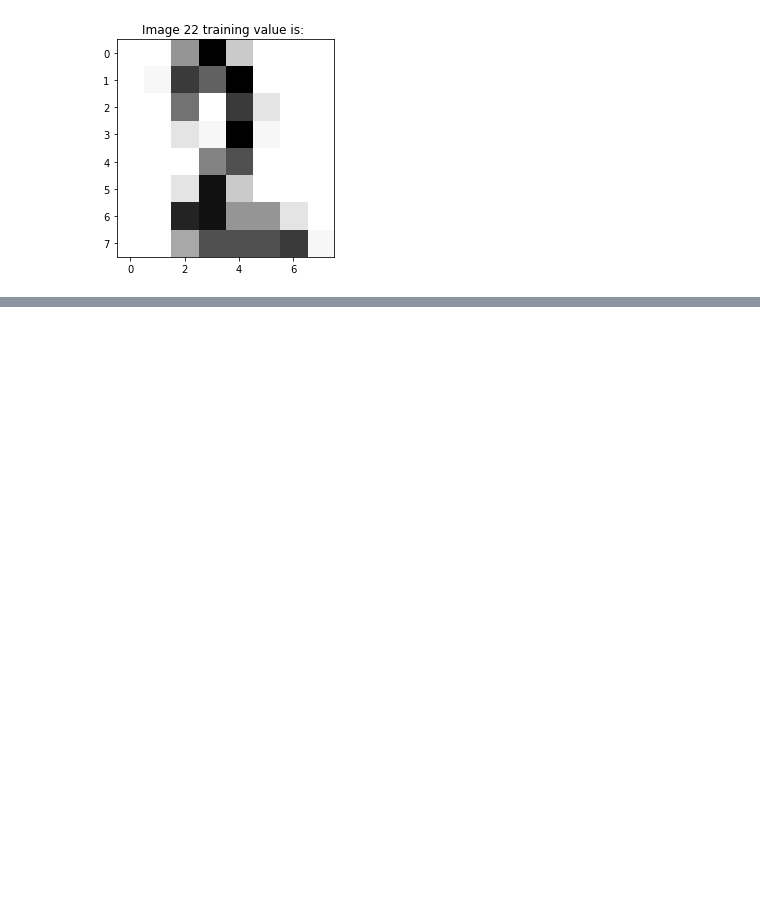
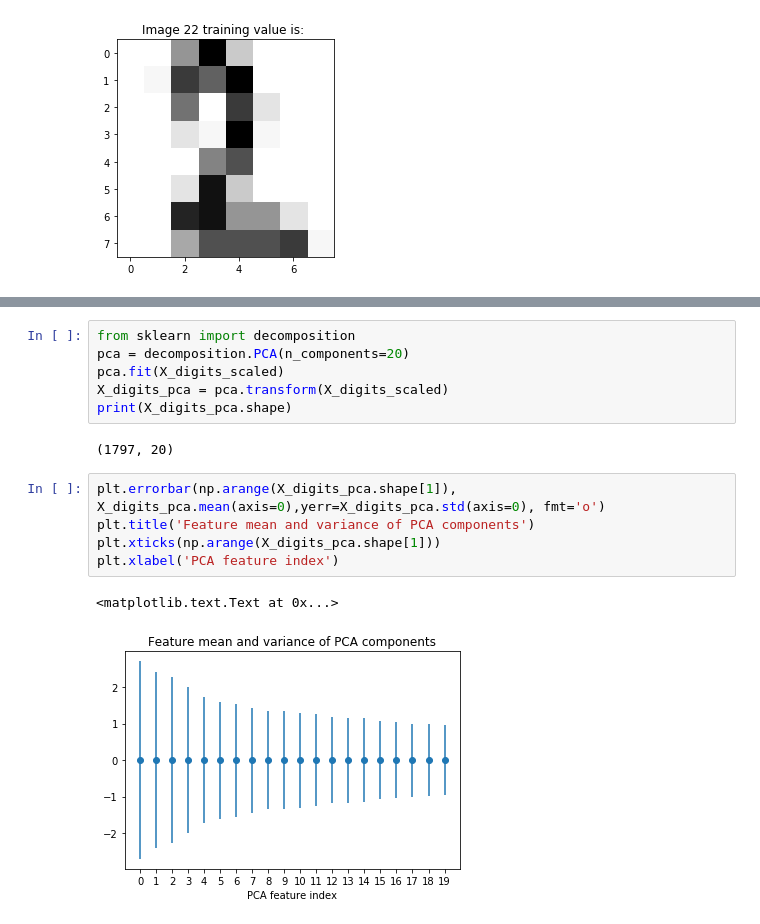
Before and after one commit to IsabelGP/boot-camps, a Jupyter notebook: Data science pipeline.ipynb, the cells around one changed output, grey strips where cells are left out. Drawn from its saved outputs; the diff is of its cells as text; blank space fills up the shorter version.

```diff
--- a/Data science pipeline.ipynb
+++ b/Data science pipeline.ipynb
@@ -63,0 +89,16 @@ Image 22 ground truth value is: '2'
+# %%
+from sklearn import decomposition
+pca = decomposition.PCA(n_components=20)
+pca.fit(X_digits_scaled)
+X_digits_pca = pca.transform(X_digits_scaled)
+print(X_digits_pca.shape)
+# %% [output]
+(1797, 20)
+# %%
+plt.errorbar(np.arange(X_digits_pca.shape[1]), X_digits_pca.mean(axis=0),yerr=X_digits_pca.std(axis=0), fmt='o')
+plt.title('Feature mean and variance of PCA components')
+plt.xticks(np.arange(X_digits_pca.shape[1]))
+plt.xlabel('PCA feature index')
+# %% [output]
+<matplotlib.text.Text at 0x...>
+[figure, added]
```
Also changed, not shown: parts of 29 cells of this notebook.
